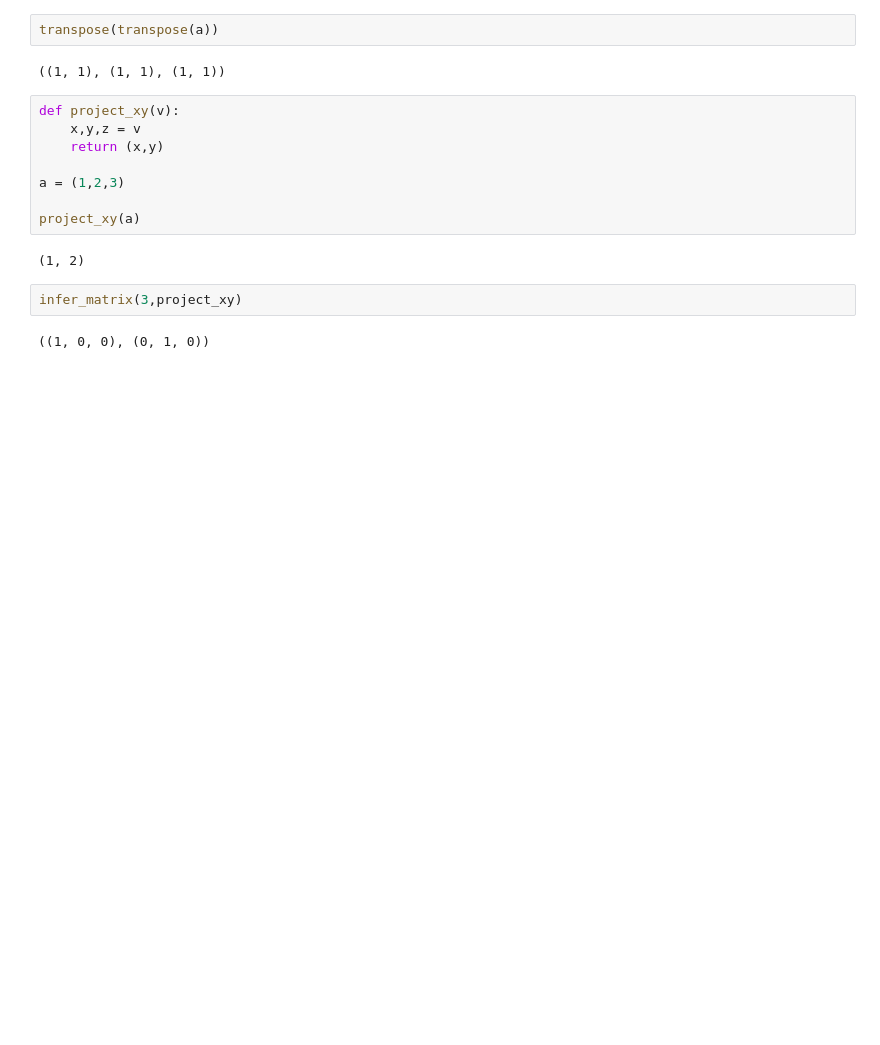
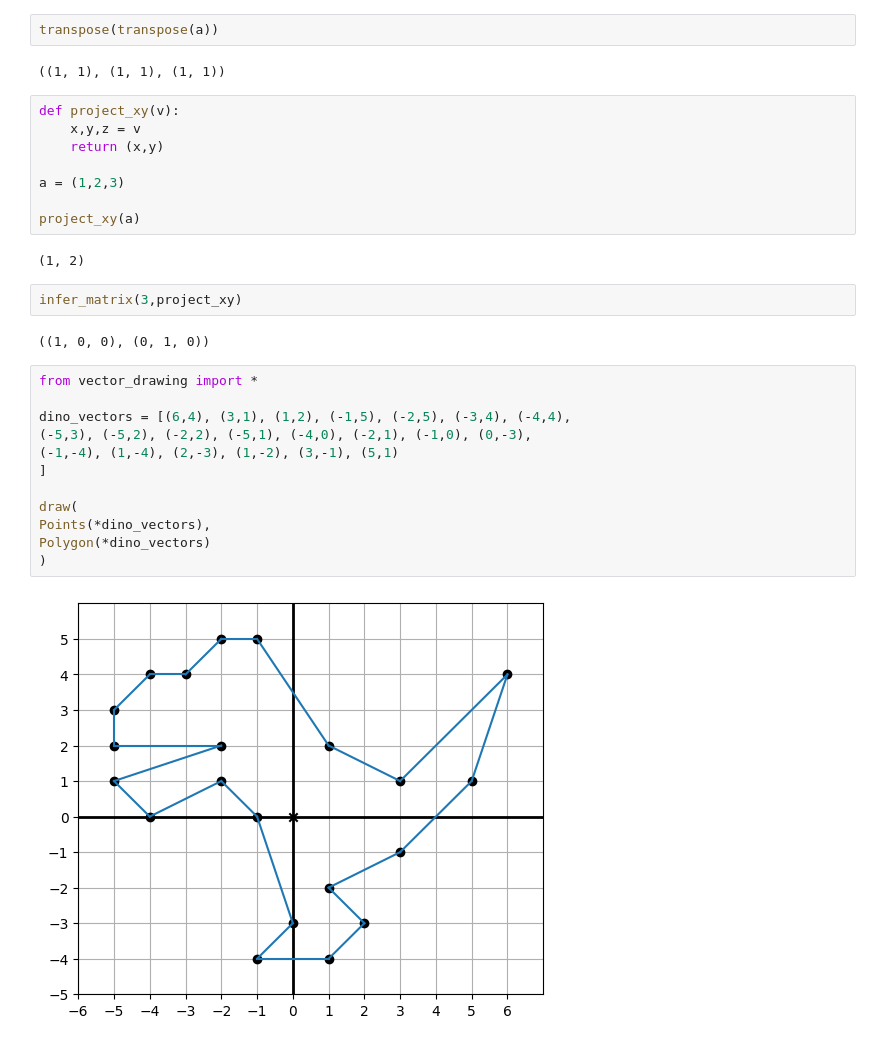
Before and after one commit to Sylethil/Math-for-Programmers, a Jupyter notebook: Chapter 05/ch5scratch.ipynb, the cells around one changed output. Drawn from its saved outputs; the diff is of its cells as text; blank space fills up the shorter version.

```diff
--- a/Chapter 05/ch5scratch.ipynb
+++ b/Chapter 05/ch5scratch.ipynb
@@ -202,3 +205,17 @@ project_xy(a)
 infer_matrix(3,project_xy)
 # %% [output]
 ((1, 0, 0), (0, 1, 0))
+# %%
+from vector_drawing import *
+
+dino_vectors = [(6,4), (3,1), (1,2), (-1,5), (-2,5), (-3,4), (-4,4),
+(-5,3), (-5,2), (-2,2), (-5,1), (-4,0), (-2,1), (-1,0), (0,-3),
+(-1,-4), (1,-4), (2,-3), (1,-2), (3,-1), (5,1)
+]
+
+draw(
+Points(*dino_vectors),
+Polygon(*dino_vectors)
+)
+# %% [output]
+[figure, added]
```
Also changed, not shown: parts of 7 cells of this notebook.
